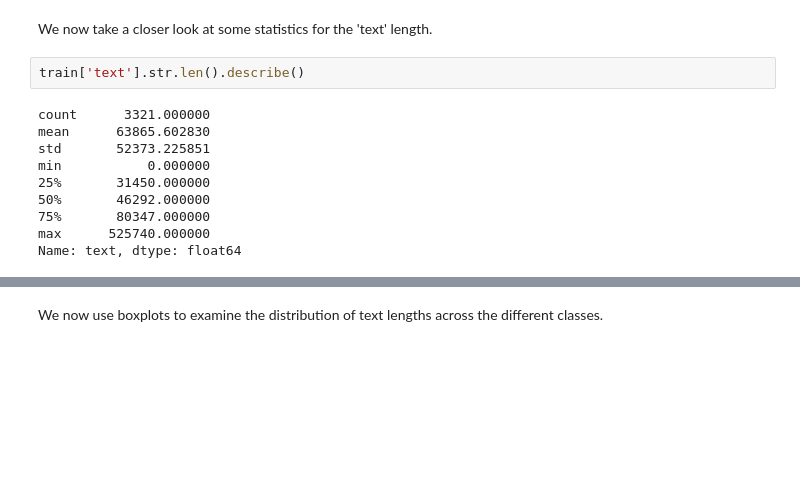
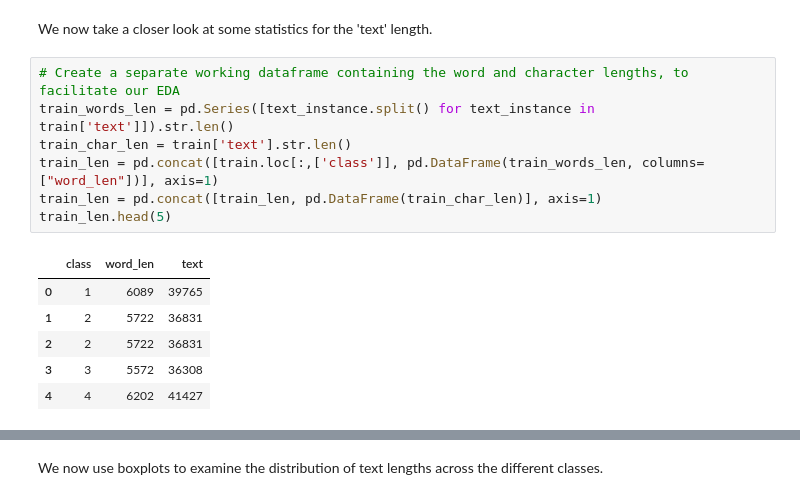
Before and after one commit to yuchye/Capstone, a Jupyter notebook: code/01_Data_Cleaning_and_EDA.ipynb, the cells around one changed output, grey strips where cells are left out. Drawn from its saved outputs; the diff is of its cells as text; blank space fills up the shorter version.

```diff
--- a/code/01_Data_Cleaning_and_EDA.ipynb
+++ b/code/01_Data_Cleaning_and_EDA.ipynb
@@ -288,16 +288,18 @@ We note above that the **training set is highly imbalanced** -- i.e. classes 4 a
 ### EDA on Clinical Text
 # %% [markdown]
 We now take a closer look at some statistics for the 'text' length.
-# %%
-train['text'].str.len().describe()
-# %% [output]
-count      3321.000000
-mean      63865.602830
-std       52373.225851
-min           0.000000
-25%       31450.000000
-50%       46292.000000
-75%       80347.000000
-max      525740.000000
-Name: text, dtype: float64
+# %%
+# Create a separate working dataframe containing the word and character lengths, to facilitate our EDA
+train_words_len = pd.Series([text_instance.split() for text_instance in train['text']]).str.len()
+train_char_len = train['text'].str.len()
+train_len = pd.concat([train.loc[:,['class']], pd.DataFrame(train_words_len, columns=["word_len"])], axis=1)
+train_len = pd.concat([train_len, pd.DataFrame(train_char_len)], axis=1)
+train_len.head(5)
+# %% [output]
+|  | class | word_len | text |
+| 0 | 1 | 6089 | 39765 |
+| 1 | 2 | 5722 | 36831 |
+| 2 | 2 | 5722 | 36831 |
+| 3 | 3 | 5572 | 36308 |
+| 4 | 4 | 6202 | 41427 |
 # %%
```
Also changed, not shown: parts of 12 cells of this notebook, 2 other files.
